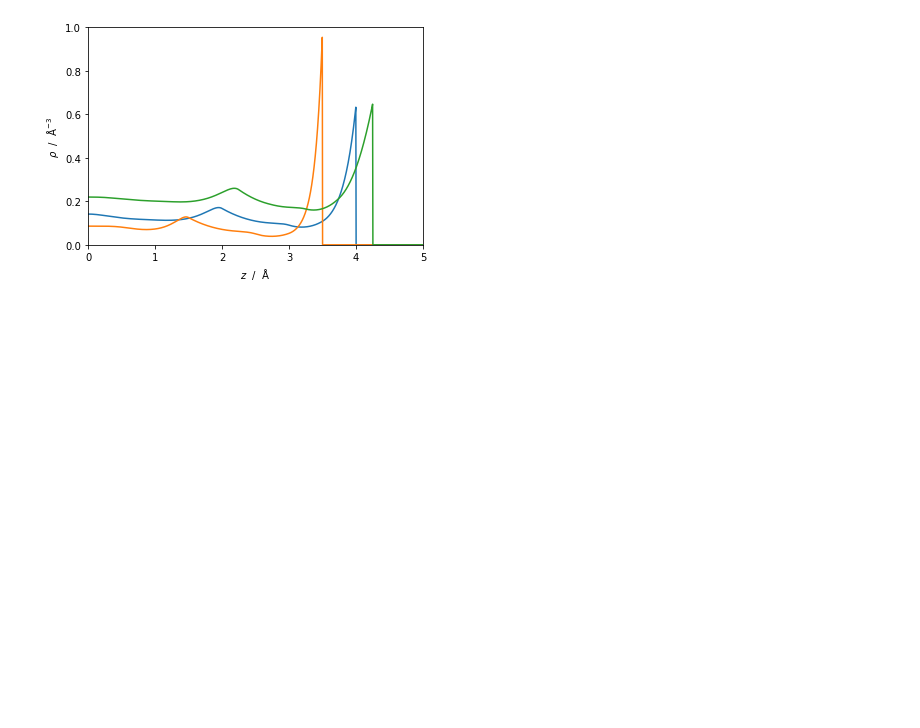
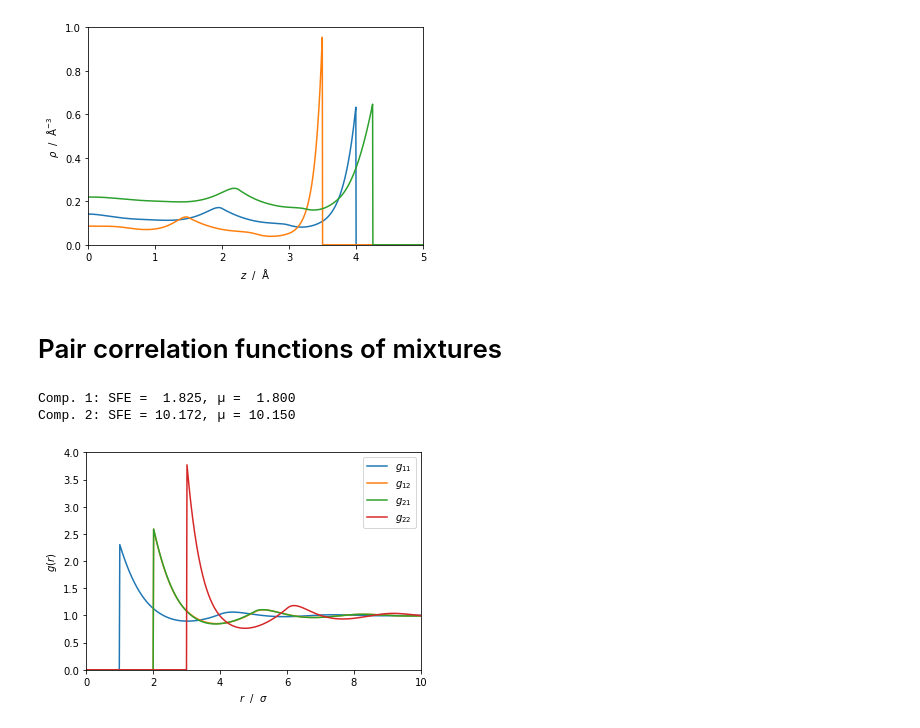
Before and after one commit to feos-org/feos-dft, a Jupyter notebook: examples/FundamentalMeasureTheory.ipynb, the cells around one changed output. Cells and saved outputs as stored; diff of their text form; code cells hidden in the pictures; blank space fills up the shorter version.

Commit message:
Fix pair correlation functions for mixtures (#29)
* Fix pair correlation functions for mixtures

* add Contributions to python package

* update CHANGELOG

```diff
--- a/examples/FundamentalMeasureTheory.ipynb
+++ b/examples/FundamentalMeasureTheory.ipynb
@@ -70,3 +70,25 @@ plt.xlabel('$z~~/~~\mathrm{\AA}$')
 plt.ylabel('$\\rho~~/~~\mathrm{\AA^{-3}}$');
 # %% [output]
 [figure]
+# %% [markdown]
+# Pair correlation functions of mixtures
+# %%
+mix = FMTFunctional(np.array([1.0, 3.0]), FMTVersion.WhiteBear)
+bulk = State(mix, KELVIN, density=0.04/(ANGSTROM**3*NAV), molefracs=np.array([0.3,0.7]))
+pair_correlation = PairCorrelation(bulk, 0, 2048, 30*sigma).solve()
+plt.plot(pair_correlation.r/ANGSTROM, pair_correlation.pair_correlation_function[0,:], label='$g_{11}$')
+plt.plot(pair_correlation.r/ANGSTROM, pair_correlation.pair_correlation_function[1,:], label='$g_{12}$')
+print(f'Comp. 1: SFE = {pair_correlation.self_solvation_free_energy/KB/KELVIN:6.3f}, µ = {bulk.chemical_potential(Contributions.ResidualNvt)[0]/RGAS/KELVIN:6.3f}')
+pair_correlation = PairCorrelation(bulk, 1, 2048, 30*sigma).solve()
+plt.plot(pair_correlation.r/ANGSTROM, pair_correlation.pair_correlation_function[0,:], label='$g_{21}$')
+plt.plot(pair_correlation.r/ANGSTROM, pair_correlation.pair_correlation_function[1,:], label='$g_{22}$')
+print(f'Comp. 2: SFE = {pair_correlation.self_solvation_free_energy/KB/KELVIN:6.3f}, µ = {bulk.chemical_potential(Contributions.ResidualNvt)[1]/RGAS/KELVIN:6.3f}')
+
+plt.axis([0,10,0,4])
+plt.xlabel('$r~~/~~\sigma$')
+plt.ylabel('$g(r)$')
+plt.legend();
+# %% [output]
+Comp. 1: SFE =  1.825, µ =  1.800
+Comp. 2: SFE = 10.172, µ = 10.150
+[figure, added]
```
Also changed, not shown: parts of 2 cells of this notebook, 6 other files.
